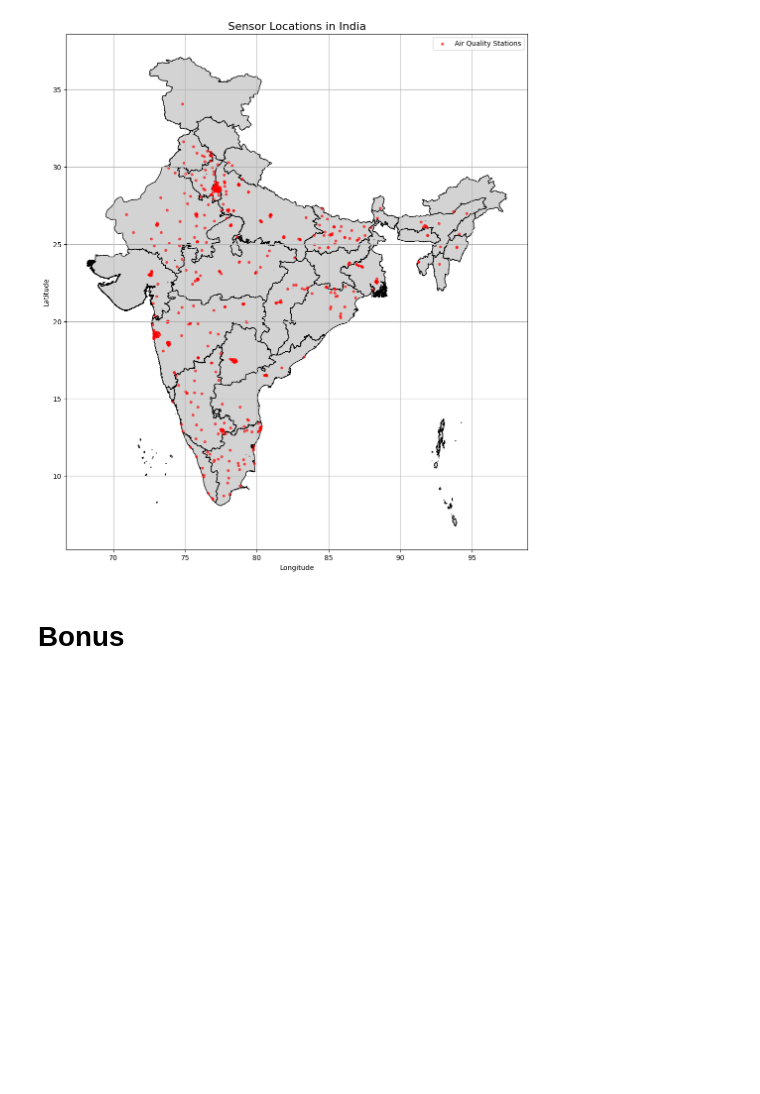
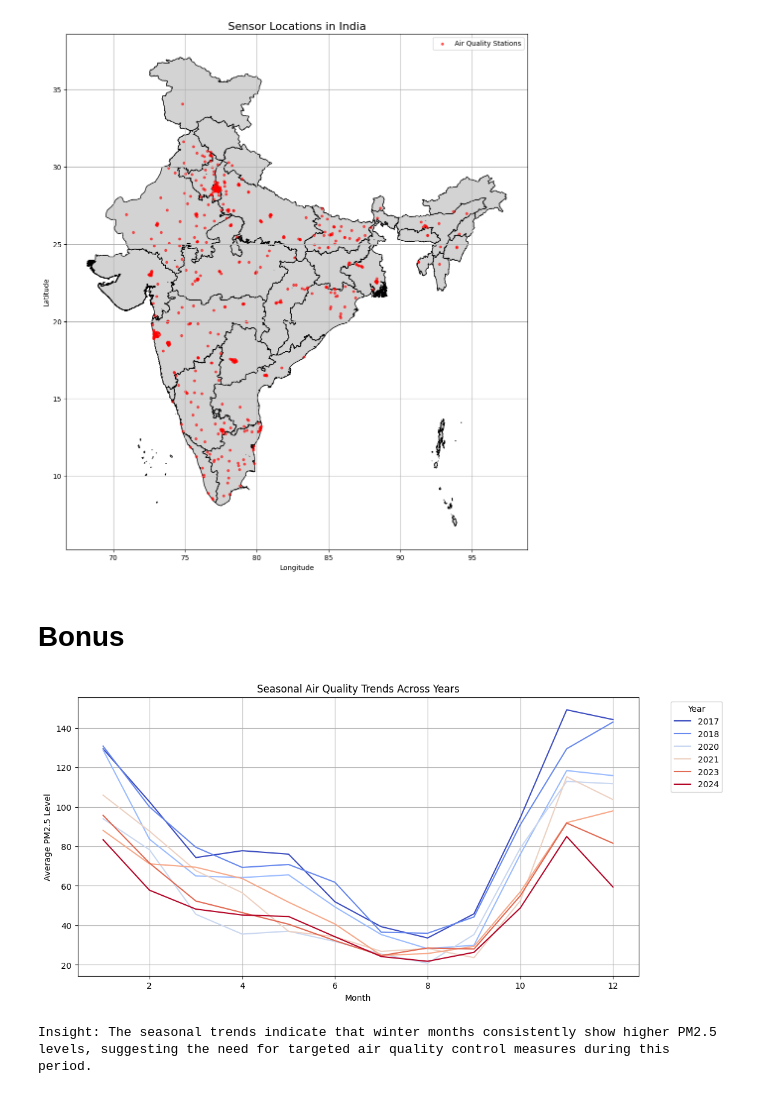
Before and after one commit to hsinghal11/Lab3_PSDV, a Jupyter notebook: semi-finale.ipynb, the cells around one changed output. Saved outputs shown, nothing was run; the diff lists cells and outputs as text; code cells hidden in the pictures; blank space fills up the shorter version.

```diff
--- a/semi-finale.ipynb
+++ b/semi-finale.ipynb
@@ -865,3 +865,25 @@ plt.show()
 [figure]
 # %% [markdown]
 # Bonus
+# %%
+# 5. Additional Insight: Seasonal Air Quality Trends
+import pandas as pd
+import matplotlib.pyplot as plt
+import seaborn as sns
+data = pd.read_csv("Data.csv", parse_dates=["Timestamp"])
+data["Year"] = data["Timestamp"].dt.year
+data["Month"] = data["Timestamp"].dt.month
+seasonal_trends = data.groupby(["Year", "Month"])["PM2.5"].mean().reset_index()
+plt.figure(figsize=(12,6))
+sns.lineplot(data=seasonal_trends, x="Month", y="PM2.5", hue="Year", palette="coolwarm")
+plt.xlabel("Month")
+plt.ylabel("Average PM2.5 Level")
+plt.title("Seasonal Air Quality Trends Across Years")
+plt.legend(title="Year", bbox_to_anchor=(1.05, 1), loc='upper left')
+plt.grid()
+plt.show()
+
+print("Insight: The seasonal trends indicate that winter months consistently show higher PM2.5 levels, suggesting the need for targeted air quality control measures during this period.")
+# %% [output]
+[figure, added]
+Insight: The seasonal trends indicate that winter months consistently show higher PM2.5 levels, suggesting the need for targeted air quality control measures during this period.
```
